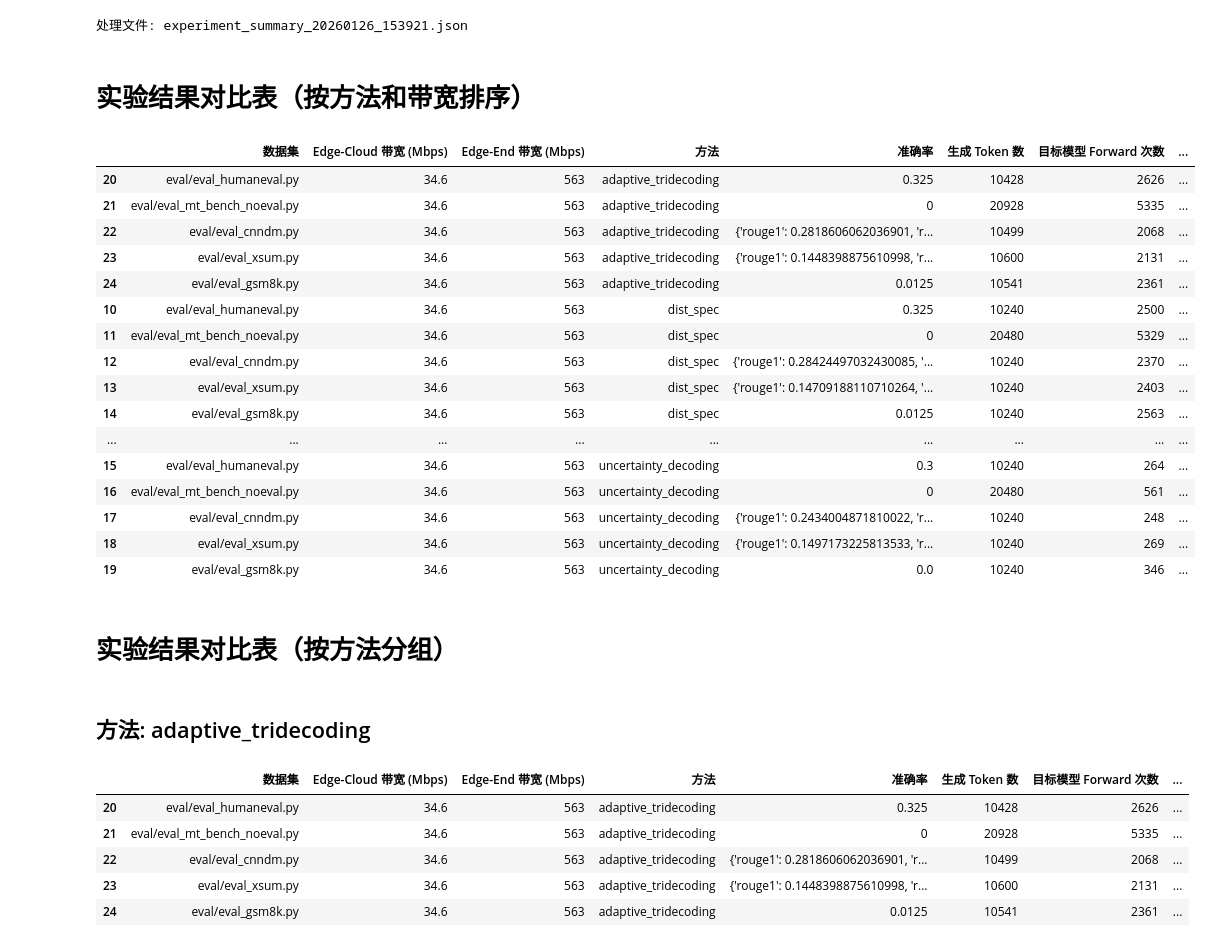
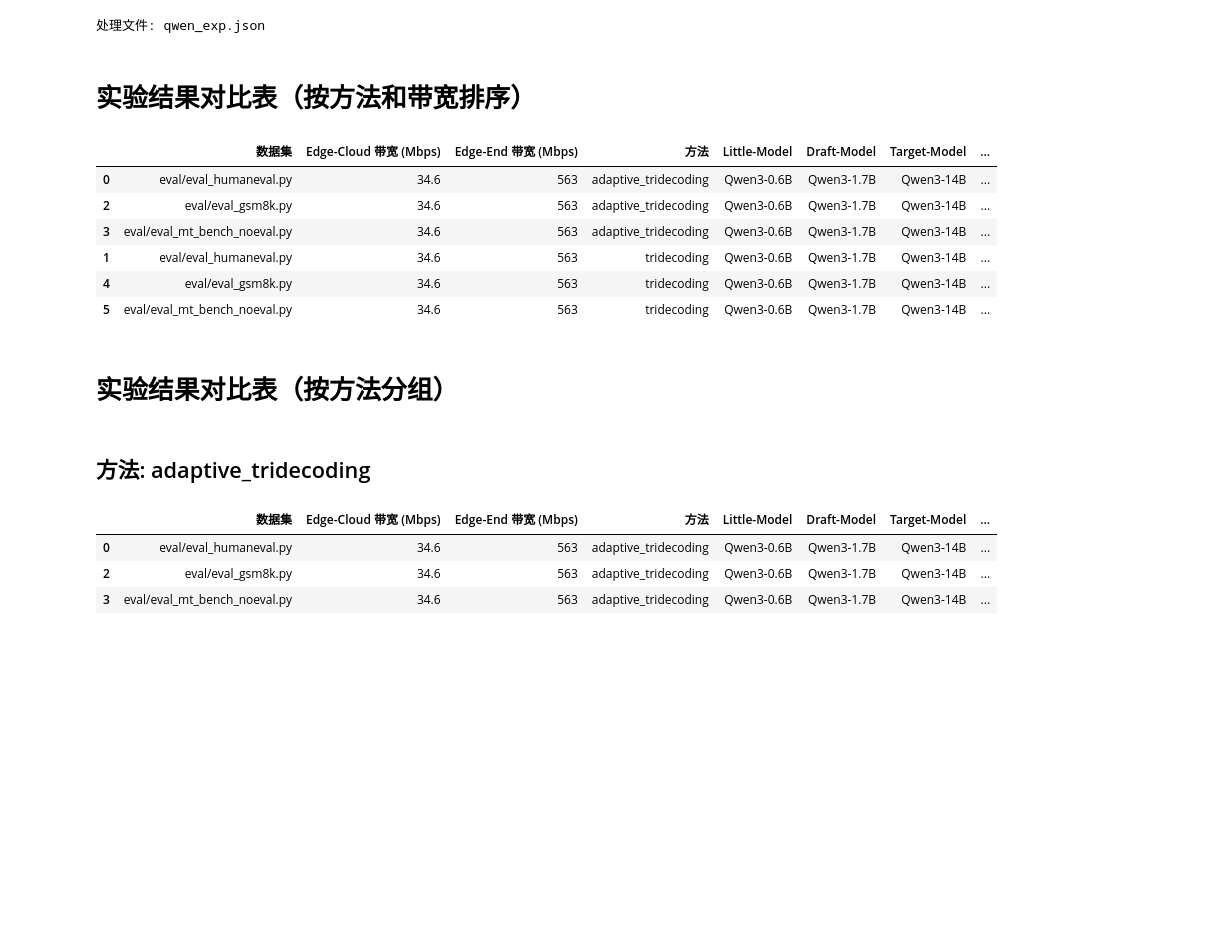
Before and after one commit to Nanji-Huaji/DuoDecoding, a Jupyter notebook: table_generator_ver2.ipynb, the cells around one changed output. Saved outputs shown, nothing was run; the diff lists cells and outputs as text; code cells hidden in the pictures; blank space fills up the shorter version.

```diff
--- a/table_generator_ver2.ipynb
+++ b/table_generator_ver2.ipynb
@@ -33,15 +33,57 @@ def extract_experiment_info(experiments):
         throughput = result.get("throughput", 0)
         comm_energy = result.get("comm_energy", 0)
 
+        # 提取模型信息
+        little_model = result.get("little_model") or config.get("little_model", "N/A")
+        draft_model = result.get("draft_model") or config.get("draft_model", "N/A")
+        target_model = result.get("target_model") or config.get("target_model", "N/A")
+
+        # 为了美观，可以去掉路径前缀
+        def simplify_model_name(name):
+            if isinstance(name, str) and "/" in name:
+                return name.split("/")[-1]
+            return name
+
+        little_model = simplify_model_name(little_model)
+        draft_model = simplify_model_name(draft_model)
+        target_model = simplify_model_name(target_model)
+
+        # 提取接受率相关数据
+        little_accepted_tokens = result.get("little_accepted_tokens", 0)
+        little_generated_tokens = result.get("little_generated_tokens", 0)
+        draft_accepted_tokens = result.get("draft_accepted_tokens", 0)
+        draft_generated_tokens = result.get("draft_generated_tokens", 0)
+
+        # 计算接受率
+        draft_acc = (
+            round(little_accepted_tokens / little_generated_tokens * 100, 2)
+            if little_generated_tokens > 0
+            else "N/A"
+        )
+        target_acc = (
+            round(draft_accepted_tokens / draft_generated_tokens * 100, 2)
+            if draft_generated_tokens > 0
+            else "N/A"
+        )
+
+        # 兼容传统 Speculation
+        if target_acc == "N/A" and "acceptance_rate" in result:
+            target_acc = round(float(result["acceptance_rate"]) * 100, 2)
+
         results.append(
             {
                 "数据集": eval_dataset,
                 "Edge-Cloud 带宽 (Mbps)": edge_cloud_bandwidth,
                 "Edge-End 带宽 (Mbps)": edge_end_bandwidth,
                 "方法": eval_mode,
+                "Little-Model": little_model,
+                "Draft-Model": draft_model,
+                "Target-Model": target_model,
                 "准确率": accuracy,  # 添加到结果中
                 "生成 Token 数": generated_tokens,
                 "目标模型 Forward 次数": target_forward_times,
+                "Draft 接受率 (%)": draft_acc,
+                "Target 接受率 (%)": target_acc,
                 "挂钟时间 (s)": round(wall_time, 2),
                 "通信时间 (s)": round(communication_time, 2),
                 "排队时间 (s)": round(queuing_time, 2),
@@ -240,57 +282,45 @@ def main(specified_file=None):
     experiment_data = extract_experiment_info(experiments)
 
     # process data to dataframe and add new metrics
     df = process_data(experiment_data)
 
     unified_table = generate_markdown_table(df)
     method_grouped_tables = generate_grouped_tables(df)
     dataset_grouped_tables = generate_dataset_grouped_tables(df)
 
     jupyter_display(df)
 
     # 保存到文件
     with open("experiment_results_table.md", "w", encoding="utf-8") as f:
         f.write("# 实验结果对比表\n\n")
         f.write("## 1. 统一对比表（按方法和带宽排序）\n\n")
         f.write(unified_table)
         f.write("\n\n" + "=" * 80 + "\n\n")
         f.write("## 2. 按方法分组表格\n\n")
         f.write(method_grouped_tables)
         f.write("\n\n" + "=" * 80 + "\n\n")
         f.write("## 3. 按数据集分组表格\n\n")
         f.write(dataset_grouped_tables)
 
     print("\n表格已保存到 experiment_results_table.md 文件中")
 
 
 if __name__ == "__main__":
     # 如果想指定文件，请修改下一行，例如: main("experiment_summary_20260127_053240.json")
-    main("experiment_summary_20260126_153921.json")
+    main("qwen_exp.json")
 # %% [output]
-处理文件: experiment_summary_20260126_153921.json
+处理文件: qwen_exp.json
 # 实验结果对比表（按方法和带宽排序）
-|  | 数据集 | Edge-Cloud 带宽 (Mbps) | Edge-End 带宽 (Mbps) | 方法 | 准确率 | 生成 Token 数 | 目标模型 Forward 次数 | ... |
-| 20 | eval/eval_humaneval.py | 34.6 | 563 | adaptive_tridecoding | 0.325 | 10428 | 2626 | ... |
-| 21 | eval/eval_mt_bench_noeval.py | 34.6 | 563 | adaptive_tridecoding | 0 | 20928 | 5335 | ... |
-| 22 | eval/eval_cnndm.py | 34.6 | 563 | adaptive_tridecoding | {'rouge1': 0.2818606062036901, 'r... | 10499 | 2068 | ... |
-| 23 | eval/eval_xsum.py | 34.6 | 563 | adaptive_tridecoding | {'rouge1': 0.1448398875610998, 'r... | 10600 | 2131 | ... |
-| 24 | eval/eval_gsm8k.py | 34.6 | 563 | adaptive_tridecoding | 0.0125 | 10541 | 2361 | ... |
-| 10 | eval/eval_humaneval.py | 34.6 | 563 | dist_spec | 0.325 | 10240 | 2500 | ... |
-| 11 | eval/eval_mt_bench_noeval.py | 34.6 | 563 | dist_spec | 0 | 20480 | 5329 | ... |
-| 12 | eval/eval_cnndm.py | 34.6 | 563 | dist_spec | {'rouge1': 0.28424497032430085, '... | 10240 | 2370 | ... |
-| 13 | eval/eval_xsum.py | 34.6 | 563 | dist_spec | {'rouge1': 0.14709188110710264, '... | 10240 | 2403 | ... |
-| 14 | eval/eval_gsm8k.py | 34.6 | 563 | dist_spec | 0.0125 | 10240 | 2563 | ... |
-| ... | ... | ... | ... | ... | ... | ... | ... | ... |
-| 15 | eval/eval_humaneval.py | 34.6 | 563 | uncertainty_decoding | 0.3 | 10240 | 264 | ... |
-| 16 | eval/eval_mt_bench_noeval.py | 34.6 | 563 | uncertainty_decoding | 0 | 20480 | 561 | ... |
-| 17 | eval/eval_cnndm.py | 34.6 | 563 | uncertainty_decoding | {'rouge1': 0.2434004871810022, 'r... | 10240 | 248 | ... |
-| 18 | eval/eval_xsum.py | 34.6 | 563 | uncertainty_decoding | {'rouge1': 0.1497173225813533, 'r... | 10240 | 269 | ... |
-| 19 | eval/eval_gsm8k.py | 34.6 | 563 | uncertainty_decoding | 0.0 | 10240 | 346 | ... |
+|  | 数据集 | Edge-Cloud 带宽 (Mbps) | Edge-End 带宽 (Mbps) | 方法 | Little-Model | Draft-Model | Target-Model | ... |
+| 0 | eval/eval_humaneval.py | 34.6 | 563 | adaptive_tridecoding | Qwen3-0.6B | Qwen3-1.7B | Qwen3-14B | ... |
+| 2 | eval/eval_gsm8k.py | 34.6 | 563 | adaptive_tridecoding | Qwen3-0.6B | Qwen3-1.7B | Qwen3-14B | ... |
+| 3 | eval/eval_mt_bench_noeval.py | 34.6 | 563 | adaptive_tridecoding | Qwen3-0.6B | Qwen3-1.7B | Qwen3-14B | ... |
+| 1 | eval/eval_humaneval.py | 34.6 | 563 | tridecoding | Qwen3-0.6B | Qwen3-1.7B | Qwen3-14B | ... |
+| 4 | eval/eval_gsm8k.py | 34.6 | 563 | tridecoding | Qwen3-0.6B | Qwen3-1.7B | Qwen3-14B | ... |
+| 5 | eval/eval_mt_bench_noeval.py | 34.6 | 563 | tridecoding | Qwen3-0.6B | Qwen3-1.7B | Qwen3-14B | ... |
 # 实验结果对比表（按方法分组）
 ## 方法: adaptive_tridecoding
-|  | 数据集 | Edge-Cloud 带宽 (Mbps) | Edge-End 带宽 (Mbps) | 方法 | 准确率 | 生成 Token 数 | 目标模型 Forward 次数 | ... |
-| 20 | eval/eval_humaneval.py | 34.6 | 563 | adaptive_tridecoding | 0.325 | 10428 | 2626 | ... |
-| 21 | eval/eval_mt_bench_noeval.py | 34.6 | 563 | adaptive_tridecoding | 0 | 20928 | 5335 | ... |
-| 22 | eval/eval_cnndm.py | 34.6 | 563 | adaptive_tridecoding | {'rouge1': 0.2818606062036901, 'r... | 10499 | 2068 | ... |
-| 23 | eval/eval_xsum.py | 34.6 | 563 | adaptive_tridecoding | {'rouge1': 0.1448398875610998, 'r... | 10600 | 2131 | ... |
-| 24 | eval/eval_gsm8k.py | 34.6 | 563 | adaptive_tridecoding | 0.0125 | 10541 | 2361 | ... |
+|  | 数据集 | Edge-Cloud 带宽 (Mbps) | Edge-End 带宽 (Mbps) | 方法 | Little-Model | Draft-Model | Target-Model | ... |
+| 0 | eval/eval_humaneval.py | 34.6 | 563 | adaptive_tridecoding | Qwen3-0.6B | Qwen3-1.7B | Qwen3-14B | ... |
+| 2 | eval/eval_gsm8k.py | 34.6 | 563 | adaptive_tridecoding | Qwen3-0.6B | Qwen3-1.7B | Qwen3-14B | ... |
+| 3 | eval/eval_mt_bench_noeval.py | 34.6 | 563 | adaptive_tridecoding | Qwen3-0.6B | Qwen3-1.7B | Qwen3-14B | ... |
```
Also changed, not shown: parts of 1 cell of this notebook.
